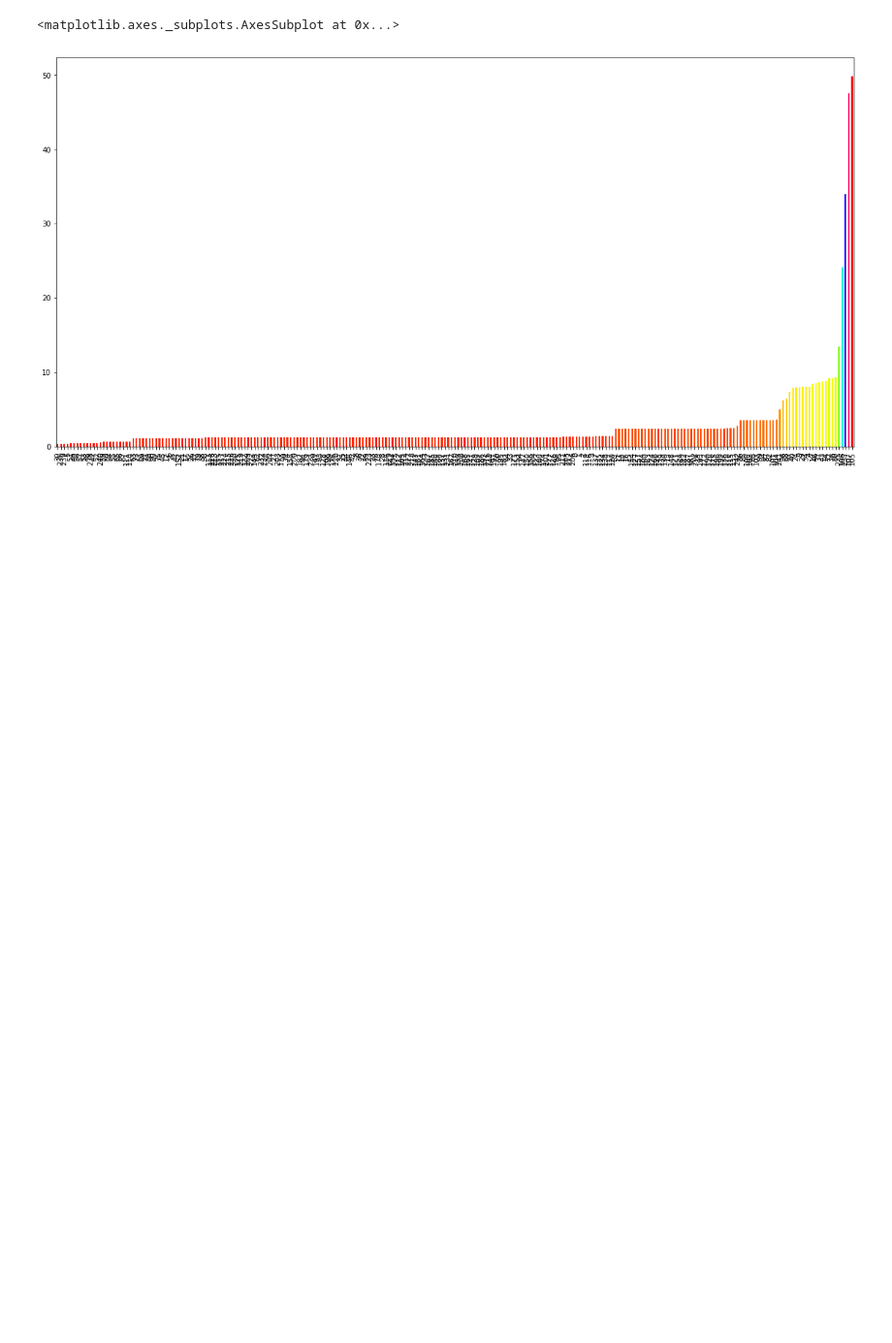
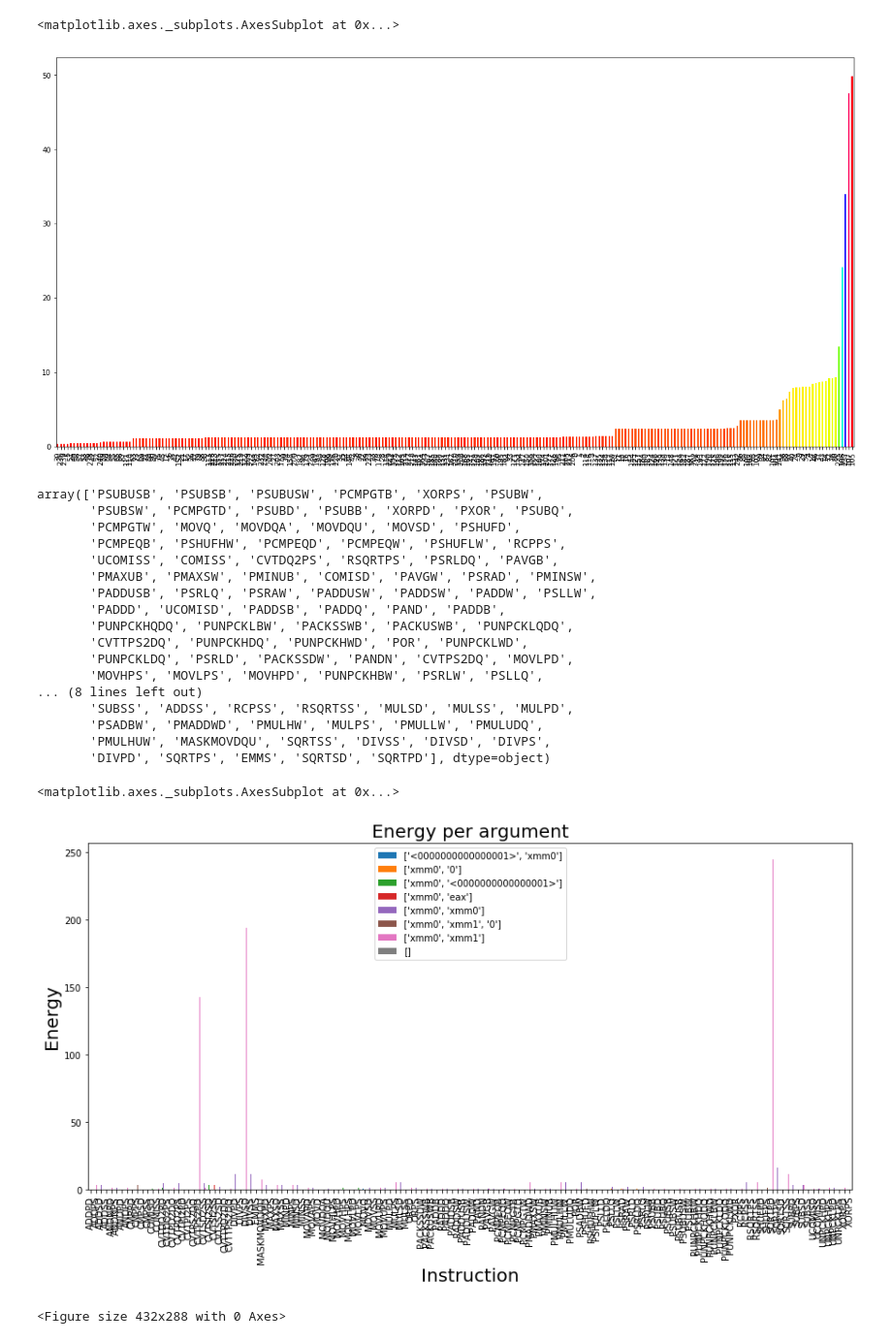
Before and after one commit to VitorRamos/instructions_energy, a Jupyter notebook: analysis.ipynb, the cells around one changed output. Shown at 97% size. Cells and saved outputs as stored; diff of their text form; code cells hidden in the pictures; blank space fills up the shorter version.

```diff
--- a/analysis.ipynb
+++ b/analysis.ipynb
@@ -125,3 +125,63 @@ df["energy"].plot.bar(figsize=(20,10),color=cm.hsv(df["energy"]/df["energy"].max
 # %% [output]
 <matplotlib.axes._subplots.AxesSubplot at 0x...>
 [figure]
+# %%
+df = pd.read_csv("mmx.csv").sort_values("energy")
+df["energy"]*=RAPL_ENERGY_PKG
+
+display(df["inst"].unique())
+
+
+pd.crosstab(df["inst"],df["args"],df["energy"],aggfunc=max).plot.bar(figsize=(15,7))
+legend(fontsize=10)
+xlabel("Instruction",fontsize=20)
+ylabel("Energy",fontsize=20)
+title("Energy per argument",fontsize=20)
+figure()
+
+df.sort_values("energy").plot.bar(x="inst",y="energy", figsize=(20,10))
+xlabel("Instruction",fontsize=20)
+ylabel("Energy",fontsize=20)
+title("Energy consumption",fontsize=20)
+figure()
+
+df.groupby("inst").energy.mean().sort_values().plot.bar(figsize=(20,10))
+xlabel("Instruction",fontsize=20)
+ylabel("Energy",fontsize=20)
+title("Mean energy consumption",fontsize=20)
+figure()
+
+df.groupby("inst").energy.apply(lambda x: x.std()/x.mean()).plot.bar(figsize=(20,10))
+xlabel("Instruction",fontsize=20)
+ylabel("Energy",fontsize=20)
+title("Energy deviation",fontsize=20)
+figure()
+
+df[~df["args"].str.contains("peach")].groupby("inst").energy.apply(lambda x: x.std()/x.mean()).plot.bar(figsize=(20,10))
+xlabel("Instruction",fontsize=20)
+ylabel("Energy",fontsize=20)
+title("Energy deviation without m64",fontsize=20)
+figure()
+
+df["energy"].plot.bar(figsize=(20,10),color=cm.hsv(df["energy"]/df["energy"].max()))
+# %% [output]
+array(['PSUBUSB', 'PSUBSB', 'PSUBUSW', 'PCMPGTB', 'XORPS', 'PSUBW',
+       'PSUBSW', 'PCMPGTD', 'PSUBD', 'PSUBB', 'XORPD', 'PXOR', 'PSUBQ',
+       'PCMPGTW', 'MOVQ', 'MOVDQA', 'MOVDQU', 'MOVSD', 'PSHUFD',
+       'PCMPEQB', 'PSHUFHW', 'PCMPEQD', 'PCMPEQW', 'PSHUFLW', 'RCPPS',
+       'UCOMISS', 'COMISS', 'CVTDQ2PS', 'RSQRTPS', 'PSRLDQ', 'PAVGB',
+       'PMAXUB', 'PMAXSW', 'PMINUB', 'COMISD', 'PAVGW', 'PSRAD', 'PMINSW',
+       'PADDUSB', 'PSRLQ', 'PSRAW', 'PADDUSW', 'PADDSW', 'PADDW', 'PSLLW',
+       'PADDD', 'UCOMISD', 'PADDSB', 'PADDQ', 'PAND', 'PADDB',
+       'PUNPCKHQDQ', 'PUNPCKLBW', 'PACKSSWB', 'PACKUSWB', 'PUNPCKLQDQ',
+       'CVTTPS2DQ', 'PUNPCKHDQ', 'PUNPCKHWD', 'POR', 'PUNPCKLWD',
+       'PUNPCKLDQ', 'PSRLD', 'PACKSSDW', 'PANDN', 'CVTPS2DQ', 'MOVLPD',
+       'MOVHPS', 'MOVLPS', 'MOVHPD', 'PUNPCKHBW', 'PSRLW', 'PSLLQ',
+... (8 lines left out)
+       'SUBSS', 'ADDSS', 'RCPSS', 'RSQRTSS', 'MULSD', 'MULSS', 'MULPD',
+       'PSADBW', 'PMADDWD', 'PMULHW', 'MULPS', 'PMULLW', 'PMULUDQ',
+       'PMULHUW', 'MASKMOVDQU', 'SQRTSS', 'DIVSS', 'DIVSD', 'DIVPS',
+       'DIVPD', 'SQRTPS', 'EMMS', 'SQRTSD', 'SQRTPD'], dtype=object)
+<matplotlib.axes._subplots.AxesSubplot at 0x...>
+[figure, added]
+<Figure size 432x288 with 0 Axes>
```
Also changed, not shown: parts of 2 cells of this notebook.
